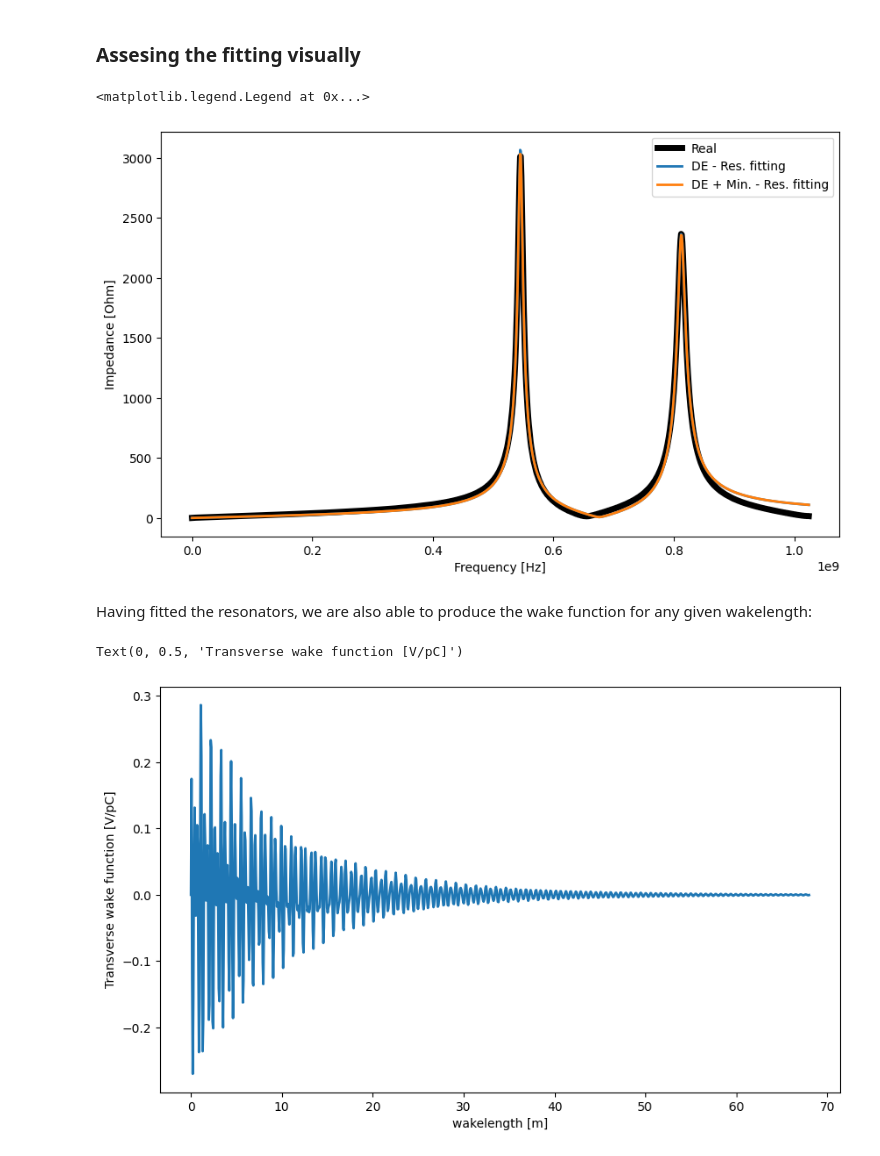
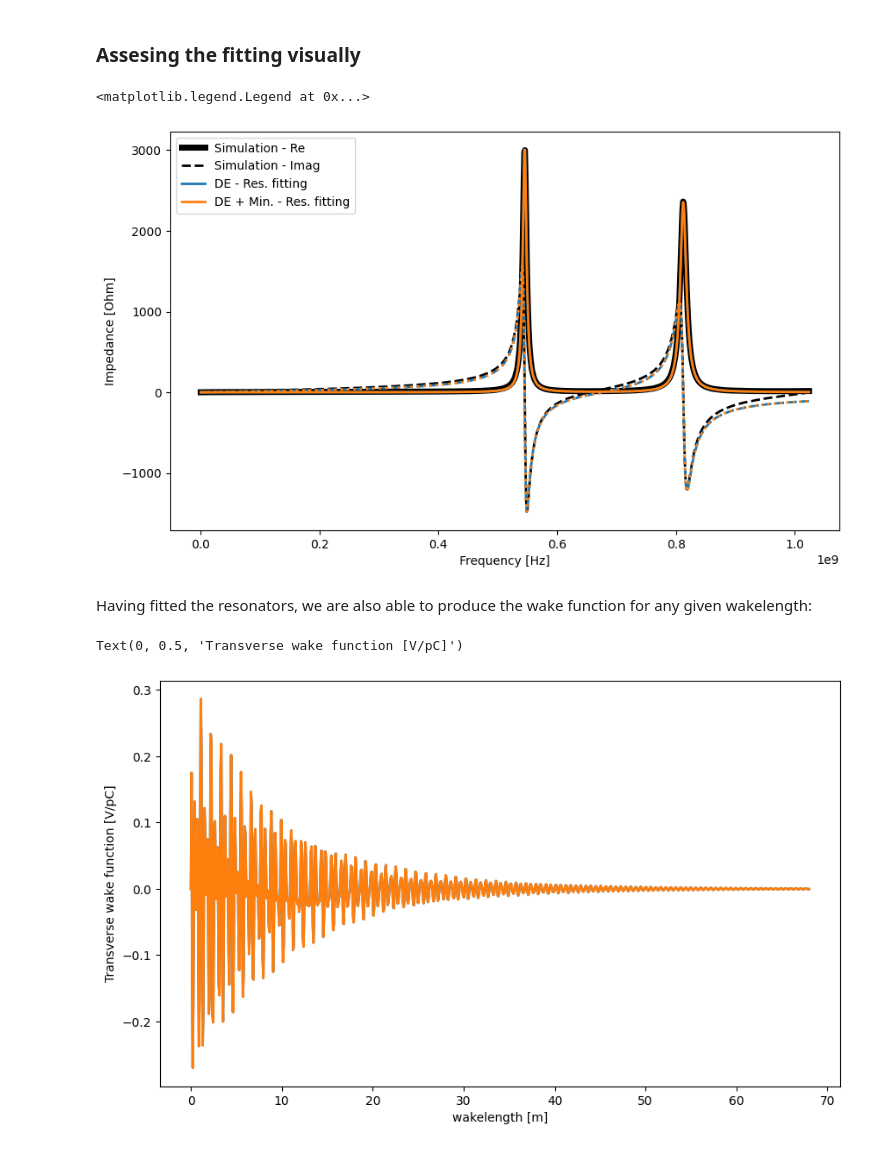
Before and after one commit to SebastienJoly/IDDEFIX, a Jupyter notebook: examples/002_extrapolation_sim_data.ipynb, the cells around one changed output. Saved outputs shown, nothing was run; the diff lists cells and outputs as text; code cells hidden in the pictures.

Commit message:
cosmetic changes and adding the new methods to get impedance and wake from the DE class

```diff
--- a/examples/002_extrapolation_sim_data.ipynb
+++ b/examples/002_extrapolation_sim_data.ipynb
@@ -118,7 +118,7 @@ plt.legend()
 ### Import data
 # %%
 # Importing impedance data
-data_partially_decayed = np.loadtxt('data/002_impedance_acceleratorCavity_partially_decayed.txt', comments='#', delimiter='\t')
+data_partially_decayed = np.loadtxt('examples/data/002_impedance_acceleratorCavity_partially_decayed.txt', comments='#', delimiter='\t')
 
 # Extracting frequency and impedance
 
@@ -145,14 +145,14 @@ plt.legend()
 # %%
 # Setting amount of resonators to fit
 
-Nres = 2
+N_resonators = 2
 
 # Bounds on resonators parameters
 """ Bounds have this format [(Rs_min, Rs_max), (Q_min, Q_max), (fres_min, fres_max)].
 ParameterBounds allows us to manually add a resonator with desired parameters """
 
 bounds = [(1e3, 1e4), (1, 1e3), (0.4e9, 0.9e9)] # Bounds have this format [(Rs_min, Rs_max), (Q_min, Q_max), (fres_min, fres_max)].
-parameterBounds = Nres * bounds
+parameterBounds = N_resonators * bounds
 # %% [markdown]
 #### Running IDDEFIX DE
 Running the DE algorithm with IDDEFIX and chosen parameters.
@@ -160,7 +160,7 @@ Running the DE algorithm with IDDEFIX and chosen parameters.
 %%time
 DE_model_pd = iddefix.EvolutionaryAlgorithm(frequency,
                                          impedance_pd,
-                                         N_resonators=Nres,
+                                         N_resonators=N_resonators,
                                          parameterBounds=parameterBounds,
                                          plane="longitudinal",
                                          wake_length=25.4,
@@ -200,30 +200,38 @@ Resonator |   Rs [Ohm/m or Ohm]    |        Q         |    fres [Hz]
 ### Assesing the fitting visually
 # %%
 plt.figure(figsize=(10, 6))
-result_DE = np.abs(iddefix.Impedances.n_Resonator_longitudinal_imp(frequency, DE_model_pd.evolutionParameters))
-result_DE_MIN = np.abs(iddefix.Impedances.n_Resonator_longitudinal_imp(frequency, DE_model_pd.minimizationParameters))
+result_DE = DE_model_pd.get_impedance(use_minimization=False)
+result_DE_MIN = DE_model_pd.get_impedance()
 
-plt.plot(frequency, np.abs(impedance_fd), lw=5, label='Real', color='black')
-plt.plot(frequency, result_DE,  lw=2, label='DE - Res. fitting')
-plt.plot(frequency, result_DE_MIN,  lw=2, label='DE + Min. - Res. fitting')
+plt.plot(frequency, np.real(impedance_fd), lw=5, label='Simulation - Re', color='black')
+plt.plot(frequency, np.imag(impedance_fd), lw=2, ls='--', label='Simulation - Imag', color='black')
+plt.plot(frequency, np.real(result_DE),  lw=2, label='DE - Res. fitting', color='tab:blue')
+plt.plot(frequency, np.imag(result_DE),  lw=2, ls='--', color='tab:blue')
+plt.plot(frequency, np.real(result_DE_MIN),  lw=2, label='DE + Min. - Res. fitting', color='tab:orange')
+plt.plot(frequency, np.imag(result_DE_MIN),  lw=2, ls=':', color='tab:orange')
 plt.xlabel('Frequency [Hz]')
 plt.ylabel('Impedance [Ohm]')
 plt.legend()
 # %% [output]
 <matplotlib.legend.Legend at 0x...>
-[figure, old version]
+[figure, new version]
 # %% [markdown]
 Having fitted the resonators, we are also able to produce the wake function for any given wakelength:
 # %%
 plt.figure(figsize=(10, 6))
 
 timeframe = np.linspace(0, 68, 1000)/c
 
-wake_function = iddefix.Wakes.n_Resonator_longitudinal_wake(timeframe, DE_model_pd.minimizationParameters))/1e12
+# From the formulas in resonatorFormalism.py
+wake_function = iddefix.Wakes.n_Resonator_longitudinal_wake(timeframe, DE_model_pd.minimizationParameters)/1e12
+
+# Or from the DE class itself:
+wake_function_bis = DE_model_pd.get_wake(timeframe)/1e12
 
 plt.plot(timeframe*c, wake_function,  lw=2, label='DE - Res. fitting')
+plt.plot(timeframe*c, wake_function_bis,  lw=2, )
 plt.xlabel('wakelength [m]')
 plt.ylabel('Transverse wake function [V/pC]')
 # %% [output]
 Text(0, 0.5, 'Transverse wake function [V/pC]')
-[figure, old version]
+[figure, new version]
```
Also changed, not shown: parts of 6 cells of this notebook.
